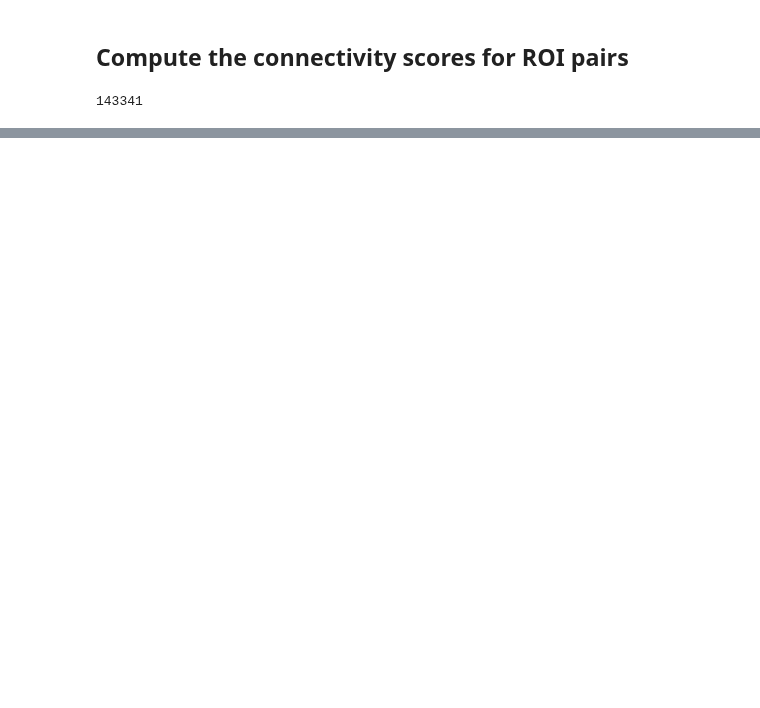
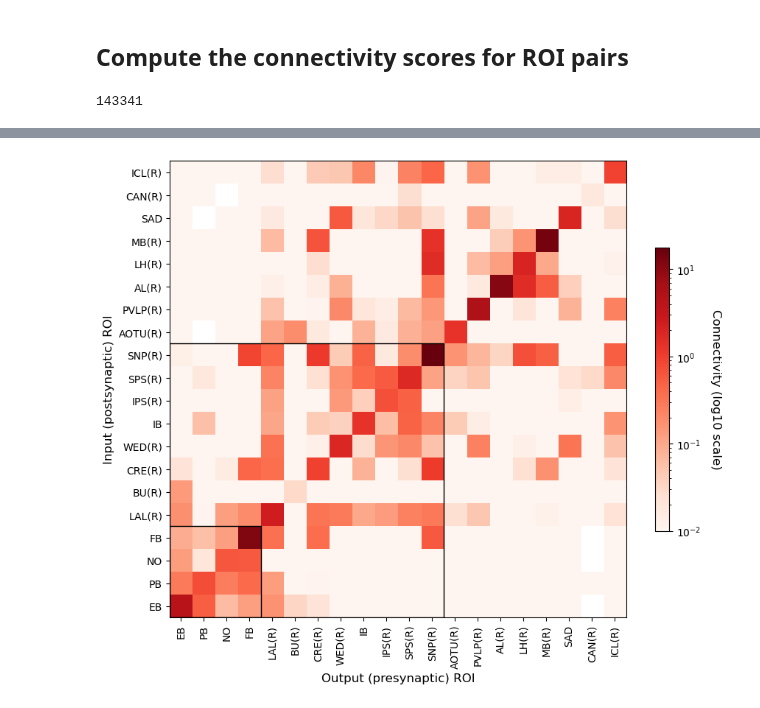
Before and after one commit to CharlesXu-Jingyue/KIBM_Connectomics, a Jupyter notebook: flyConnectome.ipynb, the cells around one changed output, grey strips where cells are left out. Drawn from its saved outputs; the diff is of its cells as text; code cells hidden in the pictures; blank space fills up the shorter version.

```diff
--- a/flyConnectome.ipynb
+++ b/flyConnectome.ipynb
@@ -393,0 +403,28 @@ if savefigs:
+# %%
+import matplotlib.colors as colors
+
+# Set vmin to a small positive number
+vmin = connectivity_matrix[connectivity_matrix > 0].min()
+
+# Plot the connectivity matrix
+fig, ax = plt.subplots(figsize=(10, 10))
+im = ax.imshow(connectivity_matrix, cmap='Reds', norm=colors.LogNorm(vmin=1e-2, vmax=connectivity_matrix.max()))
+cbar = fig.colorbar(im, ax=ax, shrink=0.5)
+cbar.set_label('Connectivity (log10 scale)', rotation=270, labelpad=20, fontsize=12)
+ax.set_xticks(np.arange(len(rois)))
+ax.set_yticks(np.arange(len(rois)))
+ax.set_xticklabels(rois, rotation=90)
+ax.set_yticklabels(rois[::-1])
+ax.set_xlabel('Output (presynaptic) ROI', fontsize=12)
+ax.set_ylabel('Input (postsynaptic) ROI', fontsize=12)
+
+rect1 = patches.Rectangle((-0.5, len(rois) - 4.5), 4, 4, linewidth=1, edgecolor='k', facecolor='none')
+rect2 = patches.Rectangle((-0.5, len(rois) - 9.5), 9, 9, linewidth=1, edgecolor='k', facecolor='none')
+ax.add_patch(rect1)
+ax.add_patch(rect2)
+
+if savefigs:
+    current_datetime = datetime.datetime.now().strftime("%Y%m%d%H%M%S")
+    plt.savefig(f'{figdir}/connectivity_matrix_{current_datetime}.pdf', bbox_inches='tight')
+# %% [output]
+[figure, added]
```
Also changed, not shown: parts of 9 cells of this notebook, 23 other files.
